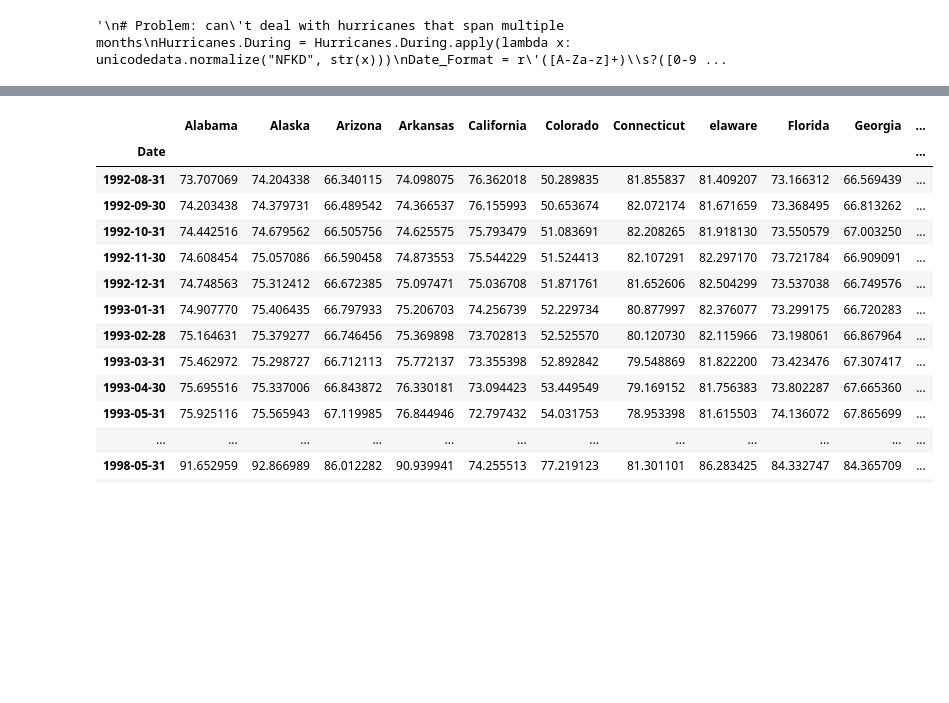
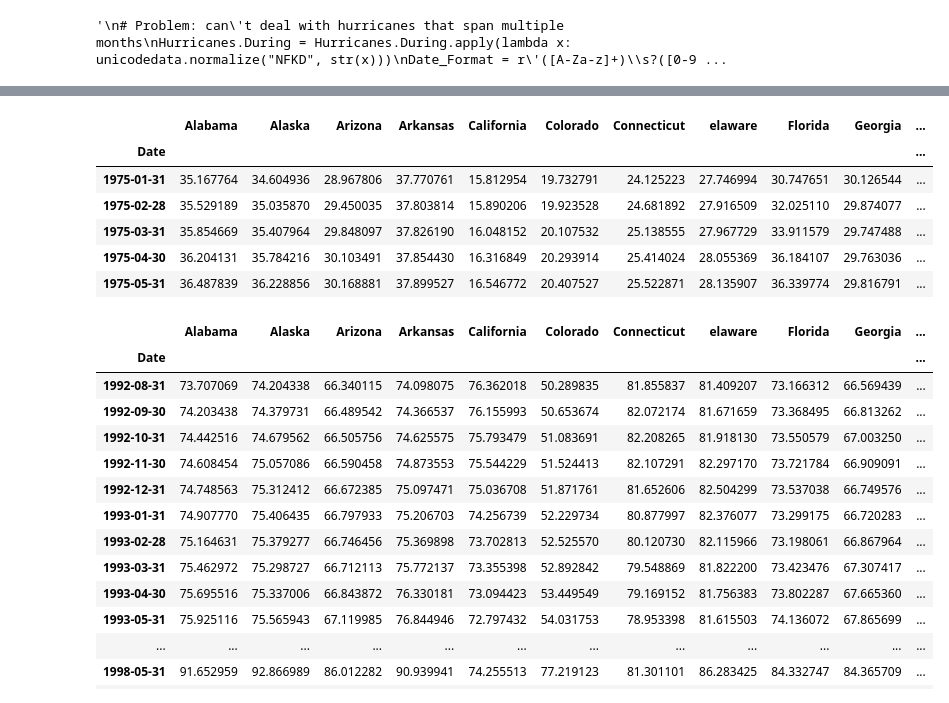
Before and after one commit to Alon-Shaaltiel/Hurricanes_US, a Jupyter notebook: Data_Collection.ipynb, the cells around one changed output, grey strips where cells are left out. Cells and saved outputs as stored; diff of their text form; code cells hidden in the pictures; blank space fills up the shorter version.

Commit message:
HPI Data now only displays head

```diff
--- a/Data_Collection.ipynb
+++ b/Data_Collection.ipynb
@@ -280,3 +258,13 @@ Date
+# %%
+NSA_Data.head(5)
+# %% [output]
+|  | Alabama | Alaska | Arizona | Arkansas | California | Colorado | Connecticut | elaware | Florida | Georgia | ... |
+| Date |  |  |  |  |  |  |  |  |  |  | ... |
+| 1975-01-31 | 35.167764 | 34.604936 | 28.967806 | 37.770761 | 15.812954 | 19.732791 | 24.125223 | 27.746994 | 30.747651 | 30.126544 | ... |
+| 1975-02-28 | 35.529189 | 35.035870 | 29.450035 | 37.803814 | 15.890206 | 19.923528 | 24.681892 | 27.916509 | 32.025110 | 29.874077 | ... |
+| 1975-03-31 | 35.854669 | 35.407964 | 29.848097 | 37.826190 | 16.048152 | 20.107532 | 25.138555 | 27.967729 | 33.911579 | 29.747488 | ... |
+| 1975-04-30 | 36.204131 | 35.784216 | 30.103491 | 37.854430 | 16.316849 | 20.293914 | 25.414024 | 28.055369 | 36.184107 | 29.763036 | ... |
+| 1975-05-31 | 36.487839 | 36.228856 | 30.168881 | 37.899527 | 16.546772 | 20.407527 | 25.522871 | 28.135907 | 36.339774 | 29.816791 | ... |
 # %%
 Hurricanes = pd.read_pickle('Pickles/Hurricanes_Edit.pickle')
 NSA_Data.loc[Hurricanes.During[20]:Hurricanes.During[21]]
```
Also changed, not shown: parts of 1 cell of this notebook.
